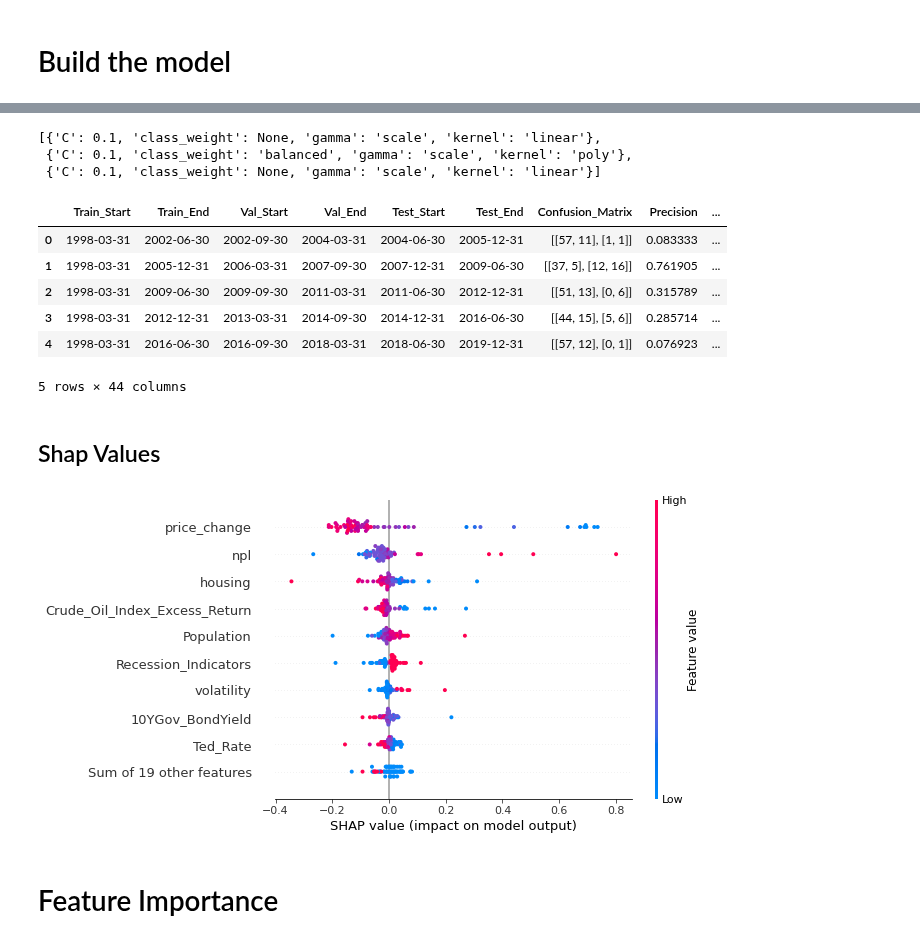
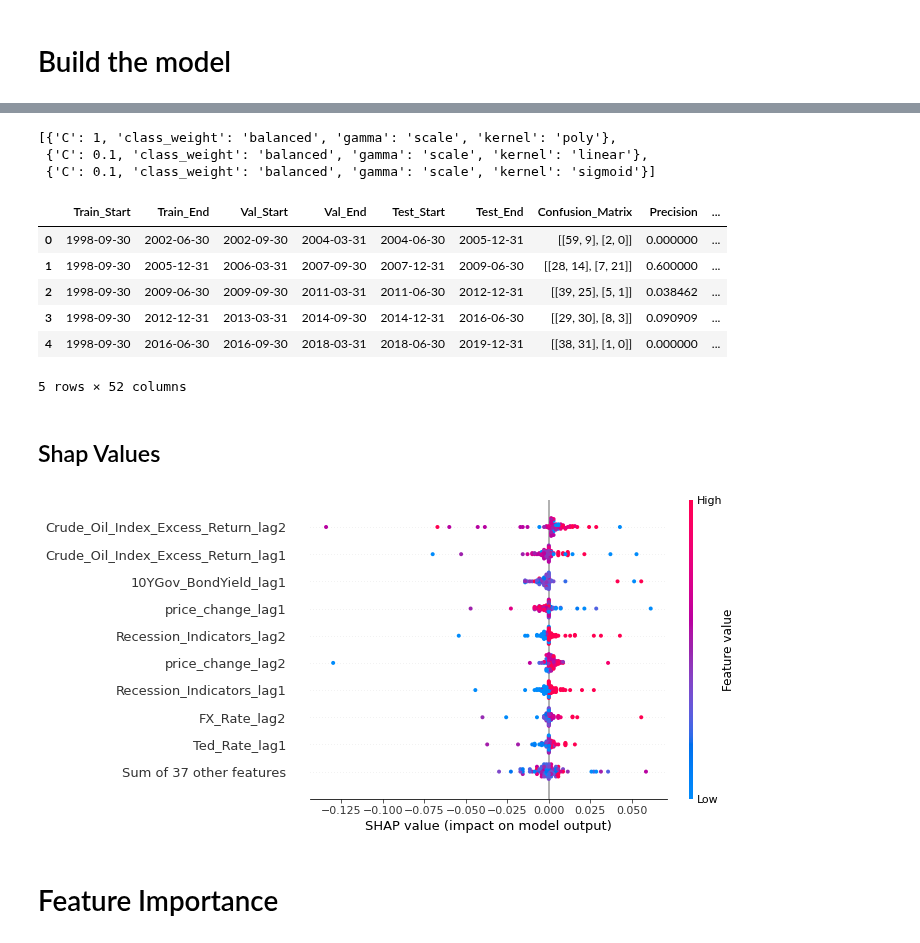
Before and after one commit to nicockt/fyp-2024, a Jupyter notebook: models/SVM.ipynb, the cells around one changed output, grey strips where cells are left out. Cells and saved outputs as stored; diff of their text form; code cells hidden in the pictures.

Commit message:
lagged data trained to all models

```diff
--- a/models/SVM.ipynb
+++ b/models/SVM.ipynb
@@ -29,8 +29,8 @@ from sklearn.svm import SVC
 # %% [markdown]
 ## Import Data
 # %%
-#Import Dataset
-labeled_index = pd.read_csv("../data/labeled_data/quarterly_labeled_features_standardized.csv")
+
+labeled_index = pd.read_csv("../data/labeled_data/lagged_labeled_data.csv")
 labeled_index.set_index(labeled_index['date'], inplace=True)
 quarters = np.sort(labeled_index.index.unique())
 print(labeled_index)
@@ -61,3 +61,16 @@ date
+# %%
+# Selected by eliminating 30% 0f features with lowest abs importance_coed in log regression
+features_columns =['000001.SS', '^BSESN', '^BVSP', '^FCHI', '^FTLC', '^GDAXI', '^GSPC', '^HSI', '^N225', '^SSMI',
+ 'current_acct_lag2', 'npl_lag2', 'npl_lag1', 'Population_lag2',
+       'Recession_Indicators_lag1', 'Population_lag1', 'volatility_lag1',
+       'volatility_lag2', 'current_acct_lag1', 'turnover_lag1',
+       'volume_change_lag2', 'Recession_Indicators_lag2', 'turnover_lag2',
+       'Unemployment_lag2', '10YGov_BondYield_lag2',
+       '10YGov_BondYield_lag1', 'Unemployment_lag1', 'Ted_Rate_lag1',
+       'GDP_lag2', 'inflation_lag2', 'GDP_lag1',
+       'Crude_Oil_Index_Excess_Return_lag2',
+       'Crude_Oil_Index_Excess_Return_lag1', 'housing_lag2',
+       'price_change_lag1', 'inflation_lag1']
 # %% [markdown]
 # Build the model
 # %%
@@ -123,9 +136,7 @@ for train_index, val_test_index in tscv.split(quarters):
     auc_roc = roc_auc_score(y_test, decision_values)
     fpr, tpr, thresholds = roc_curve(y_test, decision_values)
 
-    explainer = shap.Explainer(model.predict, X_test)
-    shap_values = explainer(X_test)
-    shap_values_list.append(shap_values)
+
 
     evaluation_result = {
         'Train_Start': pd.to_datetime(train_quarters).min(),
@@ -153,6 +164,9 @@ for train_index, val_test_index in tscv.split(quarters):
 
     # Append result to evaluation
     evaluation.append(evaluation_result)
+
+explainer = shap.Explainer(model.predict, X_test)
+shap_values = explainer(X_test)
 # %% [output]
 Fitting 5 folds for each of 48 candidates, totalling 240 fits
 [CV] END C=0.1, class_weight=None, gamma=scale, kernel=linear; total time=   0.0s
@@ -193,28 +188,27 @@ prediction model trained
 # %%
 best_params_list
 # %% [output]
-[{'C': 0.1, 'class_weight': None, 'gamma': 'scale', 'kernel': 'linear'},
- {'C': 0.1, 'class_weight': 'balanced', 'gamma': 'scale', 'kernel': 'poly'},
- {'C': 0.1, 'class_weight': None, 'gamma': 'scale', 'kernel': 'linear'}]
+[{'C': 1, 'class_weight': 'balanced', 'gamma': 'scale', 'kernel': 'poly'},
+ {'C': 0.1, 'class_weight': 'balanced', 'gamma': 'scale', 'kernel': 'linear'},
+ {'C': 0.1, 'class_weight': 'balanced', 'gamma': 'scale', 'kernel': 'sigmoid'}]
 # %%
 evaluation_df = pd.DataFrame(evaluation)
 evaluation_df.to_csv('./evaluation_result/' + f"evaluation_SVM_features.csv", index=False)
 evaluation_df
-#TODO: visualize it
 # %% [output]
 |  | Train_Start | Train_End | Val_Start | Val_End | Test_Start | Test_End | Confusion_Matrix | Precision | ... |
-| 0 | 1998-03-31 | 2002-06-30 | 2002-09-30 | 2004-03-31 | 2004-06-30 | 2005-12-31 | [[57, 11], [1, 1]] | 0.083333 | ... |
-| 1 | 1998-03-31 | 2005-12-31 | 2006-03-31 | 2007-09-30 | 2007-12-31 | 2009-06-30 | [[37, 5], [12, 16]] | 0.761905 | ... |
-| 2 | 1998-03-31 | 2009-06-30 | 2009-09-30 | 2011-03-31 | 2011-06-30 | 2012-12-31 | [[51, 13], [0, 6]] | 0.315789 | ... |
-| 3 | 1998-03-31 | 2012-12-31 | 2013-03-31 | 2014-09-30 | 2014-12-31 | 2016-06-30 | [[44, 15], [5, 6]] | 0.285714 | ... |
-| 4 | 1998-03-31 | 2016-06-30 | 2016-09-30 | 2018-03-31 | 2018-06-30 | 2019-12-31 | [[57, 12], [0, 1]] | 0.076923 | ... |
+| 0 | 1998-09-30 | 2002-06-30 | 2002-09-30 | 2004-03-31 | 2004-06-30 | 2005-12-31 | [[59, 9], [2, 0]] | 0.000000 | ... |
+| 1 | 1998-09-30 | 2005-12-31 | 2006-03-31 | 2007-09-30 | 2007-12-31 | 2009-06-30 | [[28, 14], [7, 21]] | 0.600000 | ... |
+| 2 | 1998-09-30 | 2009-06-30 | 2009-09-30 | 2011-03-31 | 2011-06-30 | 2012-12-31 | [[39, 25], [5, 1]] | 0.038462 | ... |
+| 3 | 1998-09-30 | 2012-12-31 | 2013-03-31 | 2014-09-30 | 2014-12-31 | 2016-06-30 | [[29, 30], [8, 3]] | 0.090909 | ... |
+| 4 | 1998-09-30 | 2016-06-30 | 2016-09-30 | 2018-03-31 | 2018-06-30 | 2019-12-31 | [[38, 31], [1, 0]] | 0.000000 | ... |
-5 rows × 44 columns
+5 rows × 52 columns
 # %% [markdown]
 ## Shap Values
 # %%
-shap.plots.beeswarm(shap_values_list[4])
+shap.plots.beeswarm(shap_values)
 # %% [output]
-[figure, old version]
+[figure, new version]
 # %% [markdown]
 # Feature Importance
 # %%
```
Also changed, not shown: parts of 5 cells of this notebook, 11 other files.
